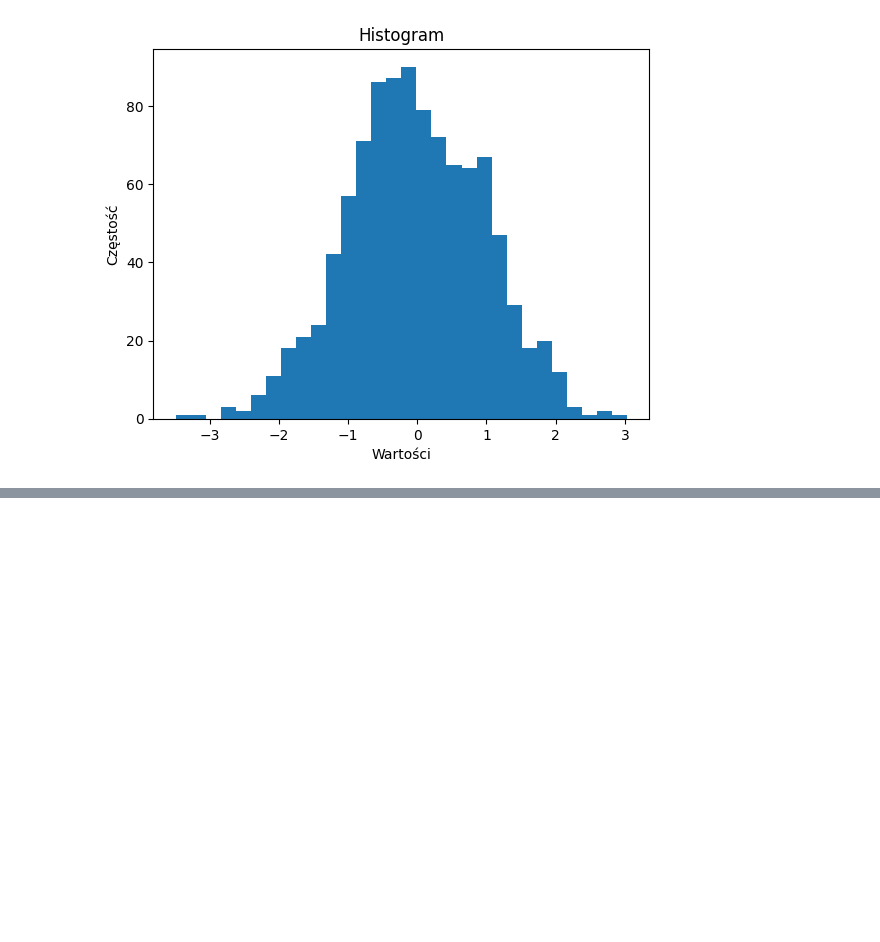
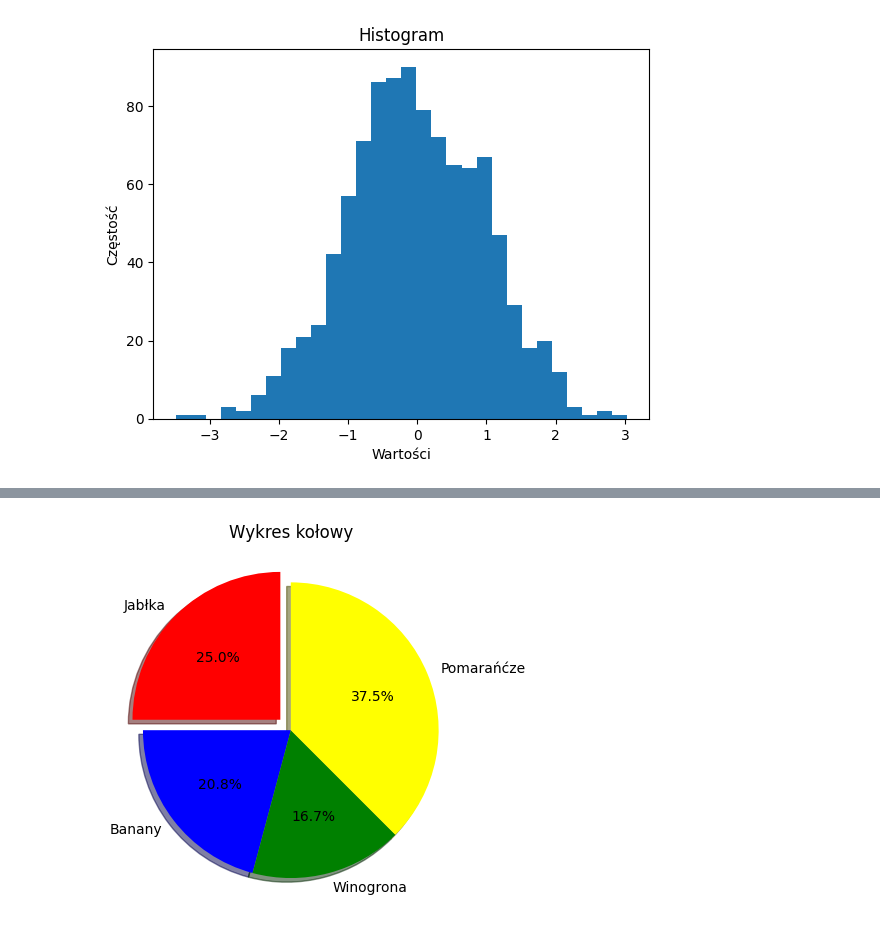
Before and after one commit to rajkonkret/PythonAnalizaDanychZus, a Jupyter notebook: day3/cwiczenie5.ipynb, the cells around one changed output, grey strips where cells are left out. Cells and saved outputs as stored; diff of their text form; code cells hidden in the pictures; blank space fills up the shorter version.

Commit message:
[3 16] update cwiczenie5.ipynb, pie html

```diff
--- a/day3/cwiczenie5.ipynb
+++ b/day3/cwiczenie5.ipynb
@@ -182,0 +209,20 @@ plt.show()
+# %%
+import mpld3
+
+labels = ["Jabłka", "Banany", "Winogrona", "Pomarańćze"]
+sizes = [30, 25, 20, 45]
+colors = ["red", "blue", "green", "yellow"]
+
+plt.pie(sizes, labels=labels, colors=colors, autopct='%1.1f%%', startangle=90, shadow=True,
+        explode=(0.1, 0, 0, 0))
+
+html = mpld3.fig_to_html(plt.gcf())
+
+plt.title("Wykres kołowy")
+
+plt.show()
+
+with open('pie.html', 'w') as f: # w - oznacza zapis
+    f.write(html)
+# %% [output]
+[figure, added]
```
Also changed, not shown: parts of 2 cells of this notebook, 1 other file.
